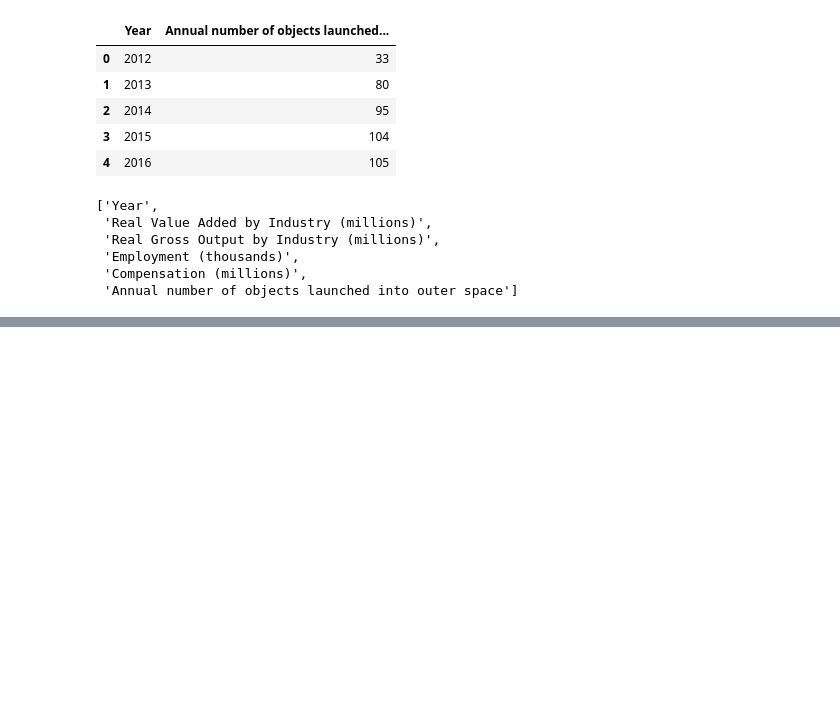
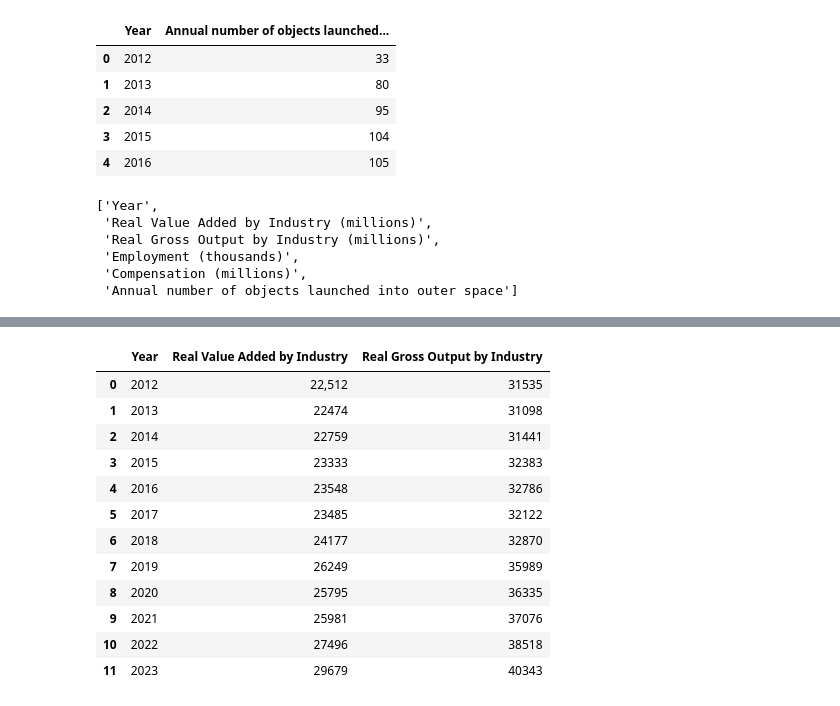
Before and after one commit to amishmish/cdc2025, a Jupyter notebook: newAmishi.ipynb, the cells around one changed output, grey strips where cells are left out. Saved outputs shown, nothing was run; the diff lists cells and outputs as text; code cells hidden in the pictures; blank space fills up the shorter version.

```diff
--- a/newAmishi.ipynb
+++ b/newAmishi.ipynb
@@ -56,0 +105,22 @@ plt.show()
+# %%
+gov = pd.read_csv('govSpends.csv')
+gov.rename(columns = {'Real Value Added by Industry': 'Real Value Added by Industry (millions)',
+                          'Real Gross Output by Industry': 'Real Gross Output by Industry (millions)',
+                          'Employment ': 'Employment (thousands)',
+                          'Compensation': 'Compensation (millions)'}, inplace= True)
+
+gov.head()
+# %% [output]
+|  | Year | Real Value Added by Industry | Real Gross Output by Industry |
+| 0 | 2012 | 22,512 | 31535 |
+| 1 | 2013 | 22474 | 31098 |
+| 2 | 2014 | 22759 | 31441 |
+| 3 | 2015 | 23333 | 32383 |
+| 4 | 2016 | 23548 | 32786 |
+| 5 | 2017 | 23485 | 32122 |
+| 6 | 2018 | 24177 | 32870 |
+| 7 | 2019 | 26249 | 35989 |
+| 8 | 2020 | 25795 | 36335 |
+| 9 | 2021 | 25981 | 37076 |
+| 10 | 2022 | 27496 | 38518 |
+| 11 | 2023 | 29679 | 40343 |
```
Also changed, not shown: parts of 4 cells of this notebook, 1 other file.
